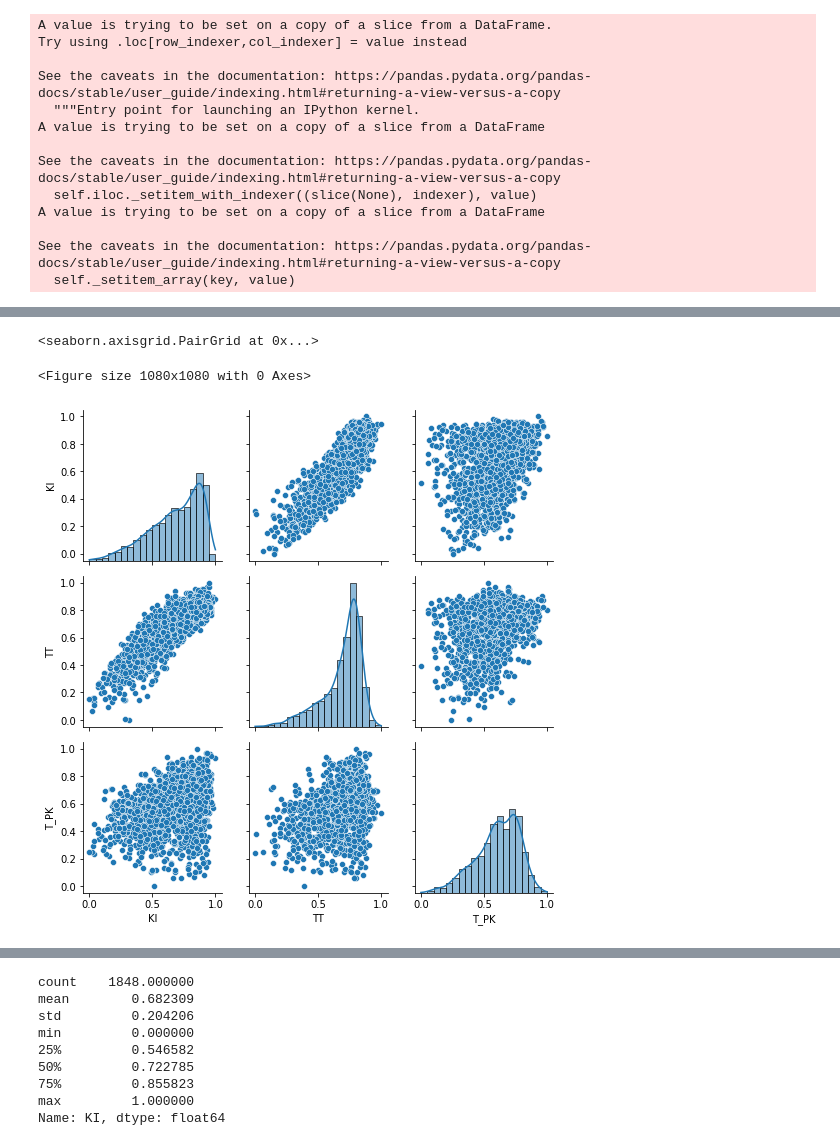
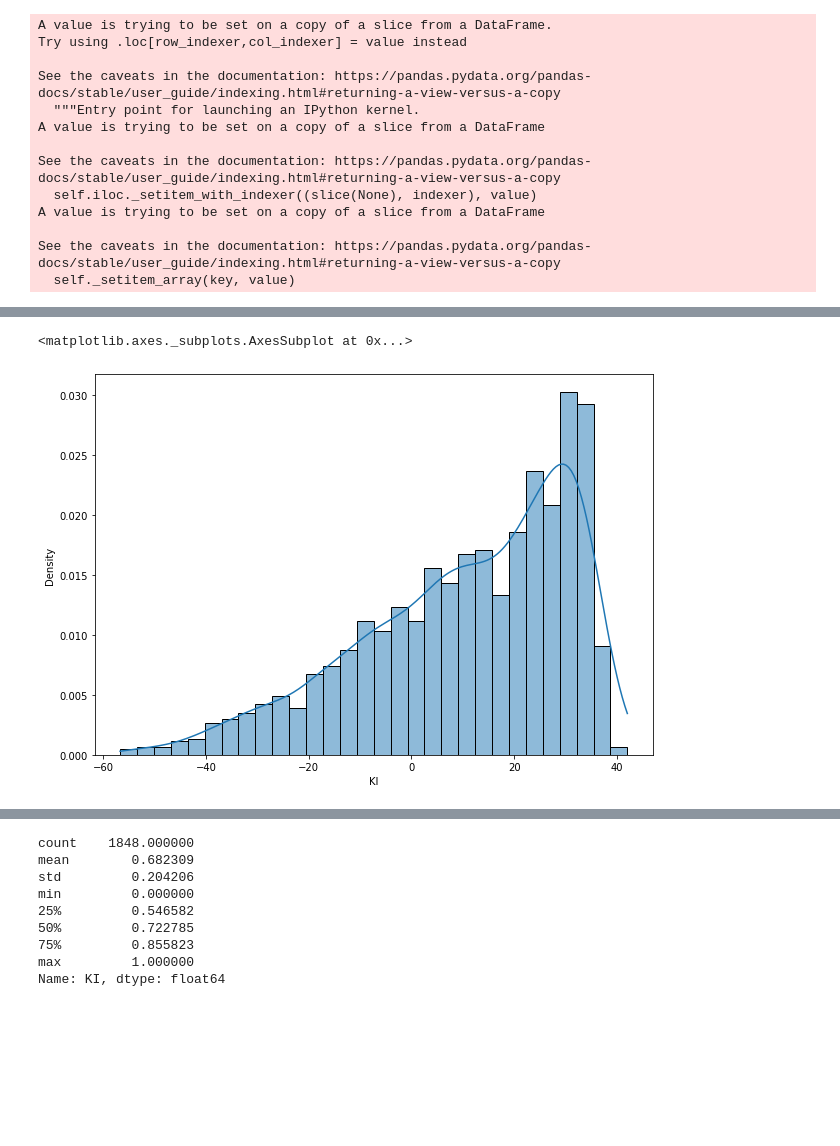
Before and after one commit to elizaveta-alx/m-m_msa, a Jupyter notebook: Lab1 (1).ipynb, the cells around one changed output, grey strips where cells are left out. Cells and saved outputs as stored; diff of their text form; code cells hidden in the pictures; blank space fills up the shorter version.

```diff
--- a/Lab1 (1).ipynb
+++ b/Lab1 (1).ipynb
@@ -89,8 +89,6 @@ plt.tight_layout()
-# %%
-g = sns.PairGrid(subsample)
-g.map_diag(sns.histplot, kde=True, bins=20)
-g.map_offdiag(sns.scatterplot)
-# %% [output]
-<seaborn.axisgrid.PairGrid at 0x...>
-<Figure size 1080x1080 with 0 Axes>
-[figure, removed]
+# %%
+plt.figure(figsize=(10, 7))
+sns.histplot(subsample['KI'], kde=True, bins=30, stat='density', label=f'KI')
+# %% [output]
+<matplotlib.axes._subplots.AxesSubplot at 0x...>
+[figure, added]
```
Also changed, not shown: parts of 3 cells of this notebook.
